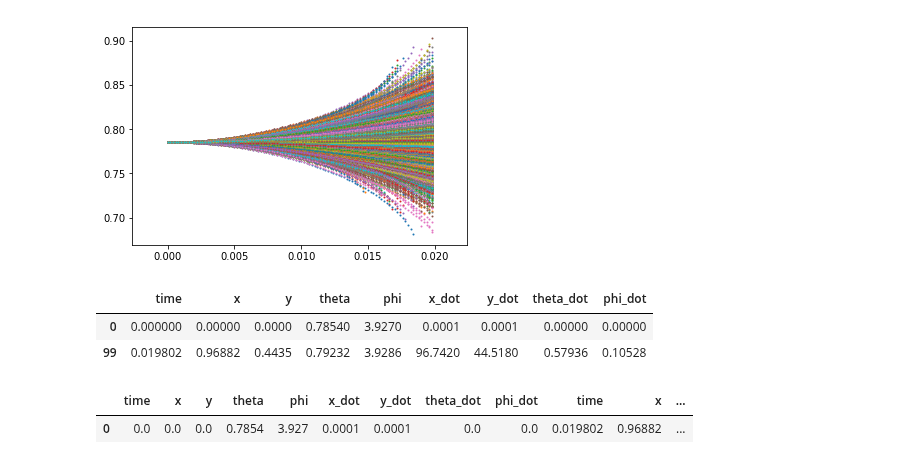
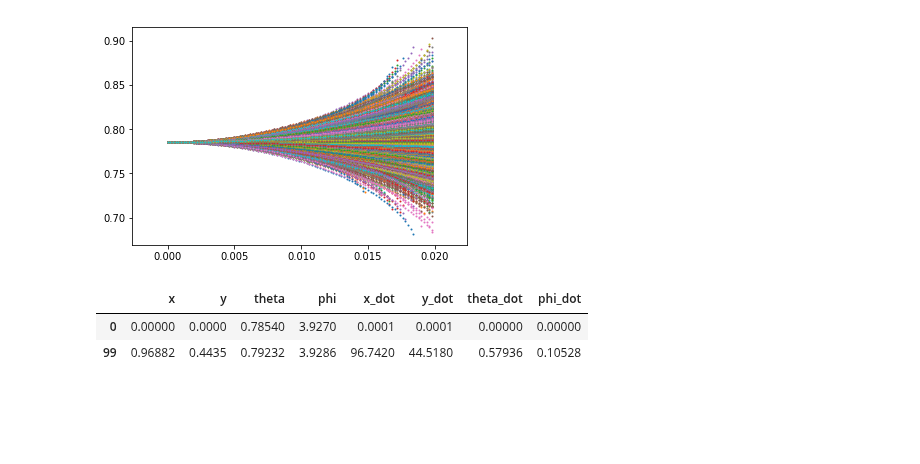
Before and after one commit to oliviatessa/MothMachineLearning, a Jupyter notebook: Load and Visualize data.ipynb, the cells around one changed output. Cells and saved outputs as stored; diff of their text form; code cells hidden in the pictures; blank space fills up the shorter version.

```diff
--- a/Load and Visualize data.ipynb
+++ b/Load and Visualize data.ipynb
@@ -126,8 +136,8 @@ while(xx < spray.shape[1]):
 # %%
 # make a dataset
 # Take 1st row (initial state), final row (goal), and get F, alpha, tao for each
-spray.iloc[[0, 99], 0:9]
+spray.iloc[[0, 99], 1:9]
 # %% [output]
-|  | time | x | y | theta | phi | x_dot | y_dot | theta_dot | phi_dot |
-| 0 | 0.000000 | 0.00000 | 0.0000 | 0.78540 | 3.9270 | 0.0001 | 0.0001 | 0.00000 | 0.00000 |
-| 99 | 0.019802 | 0.96882 | 0.4435 | 0.79232 | 3.9286 | 96.7420 | 44.5180 | 0.57936 | 0.10528 |
+|  | x | y | theta | phi | x_dot | y_dot | theta_dot | phi_dot |
+| 0 | 0.00000 | 0.0000 | 0.78540 | 3.9270 | 0.0001 | 0.0001 | 0.00000 | 0.00000 |
+| 99 | 0.96882 | 0.4435 | 0.79232 | 3.9286 | 96.7420 | 44.5180 | 0.57936 | 0.10528 |
@@ -139,5 +143,0 @@ tmpdf = pd.DataFrame(pd.concat([spray.iloc[[0], ii:(ii + 9)].reset_index(drop=Tr
-# %%
-newdf
-# %% [output]
-|  | time | x | y | theta | phi | x_dot | y_dot | theta_dot | phi_dot | time | x | ... |
-| 0 | 0.0 | 0.0 | 0.0 | 0.7854 | 3.927 | 0.0001 | 0.0001 | 0.0 | 0.0 | 0.019802 | 0.96882 | ... |
```
Also changed, not shown: parts of 16 cells of this notebook.
